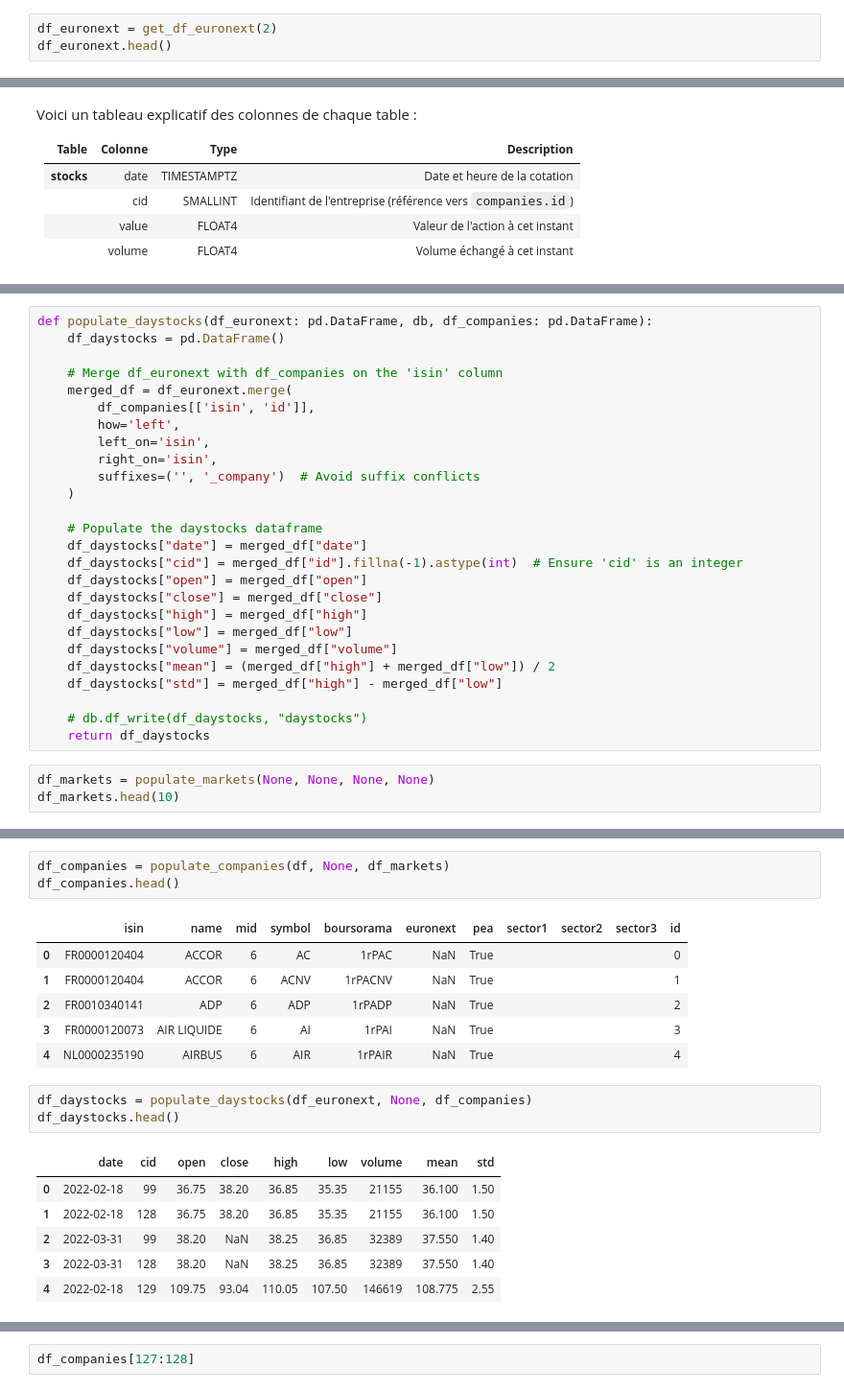
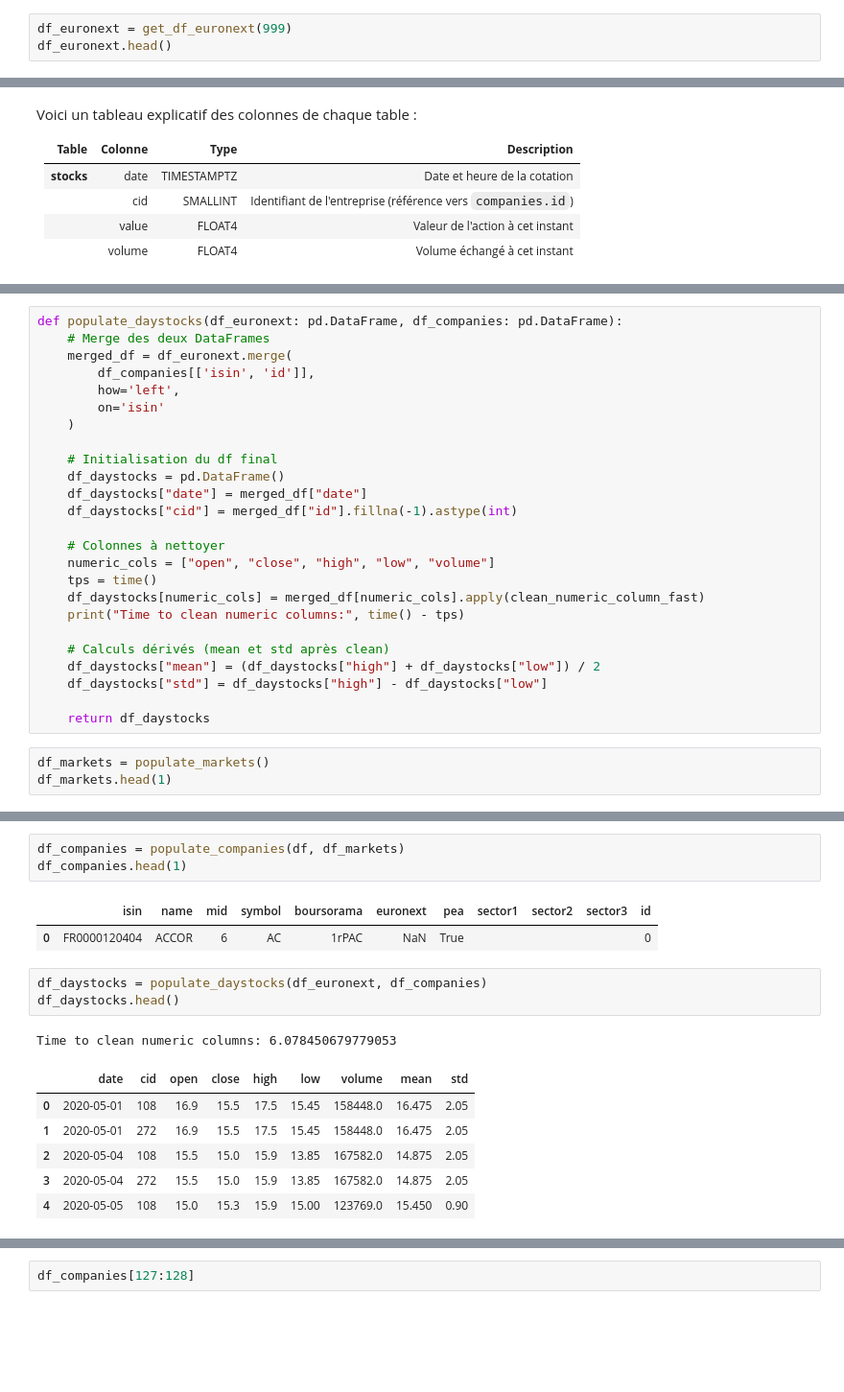
Before and after one commit to JulesRD/FinanceProject, a Jupyter notebook: etl/df_show.ipynb, the cells around one changed output, grey strips where cells are left out. Shown at 96% size. Drawn from its saved outputs; the diff is of its cells as text; blank space fills up the shorter version.

```diff
--- a/etl/df_show.ipynb
+++ b/etl/df_show.ipynb
@@ -202,5 +237,5 @@ df_boursorama.head(10)
 # %%
-df_euronext = get_df_euronext(2)
+df_euronext = get_df_euronext(999)
 df_euronext.head()
 # %% [output]
 Number of files in the directory: 775
@@ -385,33 +437,32 @@ def populate_stocks(df_boursorama: pd.DataFrame, db, df_companies: pd.DataFrame)
     return df_stocks
 # %%
-def populate_daystocks(df_euronext: pd.DataFrame, db, df_companies: pd.DataFrame):
-    df_daystocks = pd.DataFrame()
-
-    # Merge df_euronext with df_companies on the 'isin' column
+def populate_daystocks(df_euronext: pd.DataFrame, df_companies: pd.DataFrame):
+    # Merge des deux DataFrames
     merged_df = df_euronext.merge(
         df_companies[['isin', 'id']],
         how='left',
-        left_on='isin',
-        right_on='isin',
-        suffixes=('', '_company')  # Avoid suffix conflicts
+        on='isin'
     )
 
-    # Populate the daystocks dataframe
+    # Initialisation du df final
+    df_daystocks = pd.DataFrame()
     df_daystocks["date"] = merged_df["date"]
-    df_daystocks["cid"] = merged_df["id"].fillna(-1).astype(int)  # Ensure 'cid' is an integer
-    df_daystocks["open"] = merged_df["open"]
-    df_daystocks["close"] = merged_df["close"]
-    df_daystocks["high"] = merged_df["high"]
-    df_daystocks["low"] = merged_df["low"]
-    df_daystocks["volume"] = merged_df["volume"]
-    df_daystocks["mean"] = (merged_df["high"] + merged_df["low"]) / 2
-    df_daystocks["std"] = merged_df["high"] - merged_df["low"]
+    df_daystocks["cid"] = merged_df["id"].fillna(-1).astype(int)
 
-    # db.df_write(df_daystocks, "daystocks")
+    # Colonnes à nettoyer
+    numeric_cols = ["open", "close", "high", "low", "volume"]
+    tps = time()
+    df_daystocks[numeric_cols] = merged_df[numeric_cols].apply(clean_numeric_column_fast)
+    print("Time to clean numeric columns:", time() - tps)
+
+    # Calculs dérivés (mean et std après clean)
+    df_daystocks["mean"] = (df_daystocks["high"] + df_daystocks["low"]) / 2
+    df_daystocks["std"] = df_daystocks["high"] - df_daystocks["low"]
+
     return df_daystocks
 # %%
-df_markets = populate_markets(None, None, None, None)
-df_markets.head(10)
+df_markets = populate_markets()
+df_markets.head(1)
 # %% [output]
 |  | id | name | alias | boursorama | euronext | sws |
 | 0 | 1 | New York | nyse |  | NaN |  |
@@ -427,21 +469,18 @@ df_markets.head(10)
 # %%
-df_companies = populate_companies(df, None, df_markets)
-df_companies.head()
+df_companies = populate_companies(df, df_markets)
+df_companies.head(1)
 # %% [output]
 |  | isin | name | mid | symbol | boursorama | euronext | pea | sector1 | sector2 | sector3 | id |
 | 0 | FR0000120404 | ACCOR | 6 | AC | 1rPAC | NaN | True |  |  |  | 0 |
-| 1 | FR0000120404 | ACCOR | 6 | ACNV | 1rPACNV | NaN | True |  |  |  | 1 |
-| 2 | FR0010340141 | ADP | 6 | ADP | 1rPADP | NaN | True |  |  |  | 2 |
-| 3 | FR0000120073 | AIR LIQUIDE | 6 | AI | 1rPAI | NaN | True |  |  |  | 3 |
-| 4 | NL0000235190 | AIRBUS | 6 | AIR | 1rPAIR | NaN | True |  |  |  | 4 |
 # %%
-df_daystocks = populate_daystocks(df_euronext, None, df_companies)
+df_daystocks = populate_daystocks(df_euronext, df_companies)
 df_daystocks.head()
 # %% [output]
+Time to clean numeric columns: 6.078450679779053
 |  | date | cid | open | close | high | low | volume | mean | std |
-| 0 | 2022-02-18 | 99 | 36.75 | 38.20 | 36.85 | 35.35 | 21155 | 36.100 | 1.50 |
-| 1 | 2022-02-18 | 128 | 36.75 | 38.20 | 36.85 | 35.35 | 21155 | 36.100 | 1.50 |
-| 2 | 2022-03-31 | 99 | 38.20 | NaN | 38.25 | 36.85 | 32389 | 37.550 | 1.40 |
-| 3 | 2022-03-31 | 128 | 38.20 | NaN | 38.25 | 36.85 | 32389 | 37.550 | 1.40 |
-| 4 | 2022-02-18 | 129 | 109.75 | 93.04 | 110.05 | 107.50 | 146619 | 108.775 | 2.55 |
+| 0 | 2020-05-01 | 108 | 16.9 | 15.5 | 17.5 | 15.45 | 158448.0 | 16.475 | 2.05 |
+| 1 | 2020-05-01 | 272 | 16.9 | 15.5 | 17.5 | 15.45 | 158448.0 | 16.475 | 2.05 |
+| 2 | 2020-05-04 | 108 | 15.5 | 15.0 | 15.9 | 13.85 | 167582.0 | 14.875 | 2.05 |
+| 3 | 2020-05-04 | 272 | 15.5 | 15.0 | 15.9 | 13.85 | 167582.0 | 14.875 | 2.05 |
+| 4 | 2020-05-05 | 108 | 15.0 | 15.3 | 15.9 | 15.00 | 123769.0 | 15.450 | 0.90 |
 # %%
```
Also changed, not shown: parts of 21 cells of this notebook, 4 other files.
